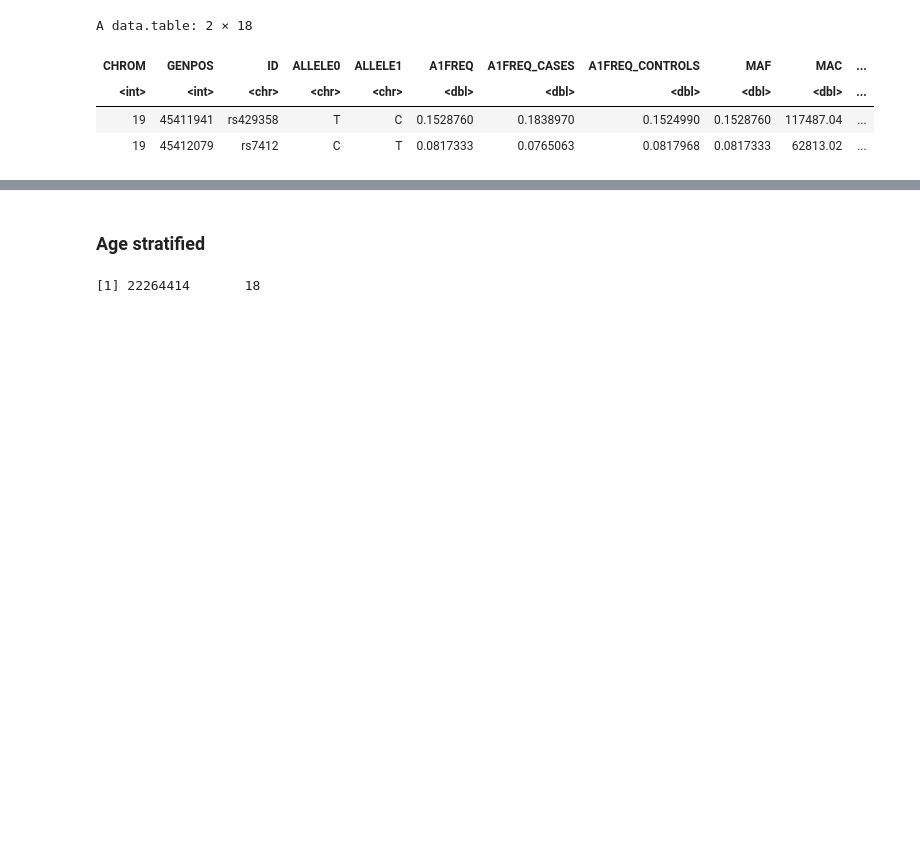
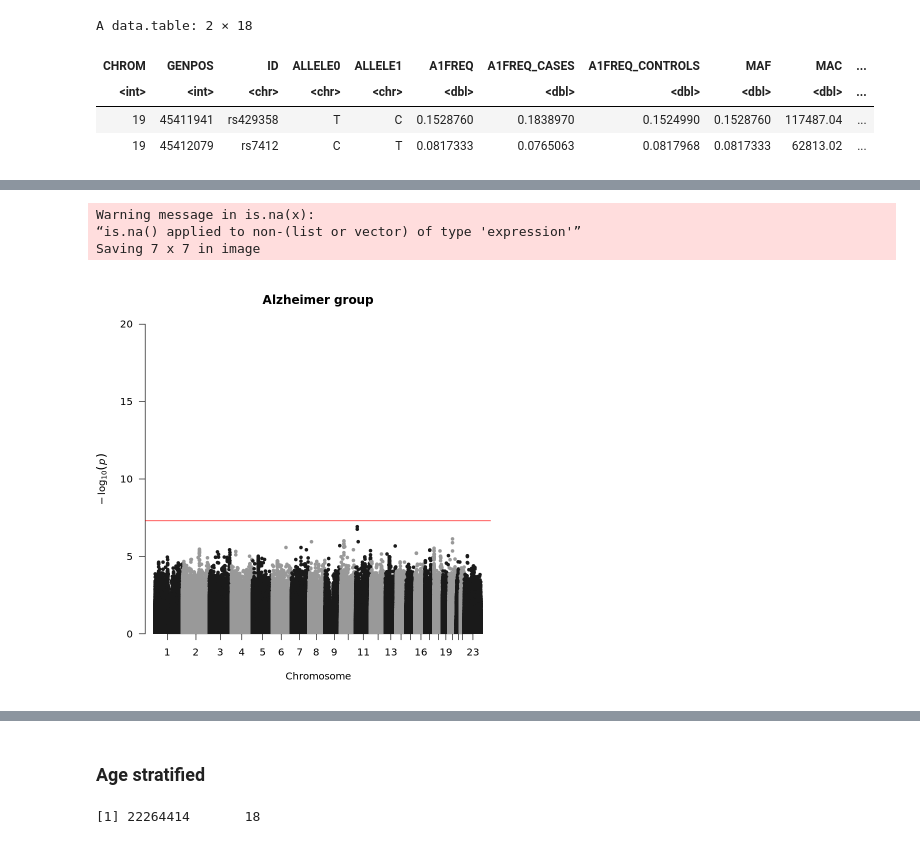
Before and after one commit to VasiliosRaptis/deliriumGen, a Jupyter notebook: ukb.delirium.gwas/sensitivity/dementia_age_stratified/03_postGWASprocessing.ipynb, the cells around one changed output, grey strips where cells are left out. Saved outputs shown, nothing was run; the diff lists cells and outputs as text; code cells hidden in the pictures; blank space fills up the shorter version.

```diff
--- a/ukb.delirium.gwas/sensitivity/dementia_age_stratified/03_postGWASprocessing.ipynb
+++ b/ukb.delirium.gwas/sensitivity/dementia_age_stratified/03_postGWASprocessing.ipynb
@@ -121,0 +145,13 @@ write.table(nodem_qc, 'temp_nodem_fgQC.txt', sep=" ", quote=F, row.names = F)
+# %%
+## load data
+
+# alzheimer group
+system('dx download -f vasilis/data/GWAS/sensitivity/alz_stratified/step2/ukb_wb_alzgroup_noqc_c*_delirium.regenie')
+alz_files = list.files(pattern="ukb_wb_alzgroup_noqc_c.*_delirium.regenie")
+alz_qc <- read_and_qc_regenie_files(alz_files, N_CASES=1142, N_CONTROLS=2424)
+dim(alz_qc)
+
+system('dx download -f vasilis/data/GWAS/sensitivity/alz_stratified/step2/ukb_wb_noalzgroup_noqc_c*_delirium.regenie')
+noalz_files = list.files(pattern="ukb_wb_noalzgroup_noqc_c.*_delirium.regenie")
+noalz_qc <- read_and_qc_regenie_files(noalz_files, N_CASES=6033, N_CONTROLS=382592)
+dim(noalz_qc)
@@ -121,0 +182,10 @@ write.table(nodem_qc, 'temp_nodem_fgQC.txt', sep=" ", quote=F, row.names = F)
+# %%
+manhattan(alz_qc[!is.na(alz_qc$P),], chr="CHROM", bp="GENPOS", p="P", snp="ID", main='Alzheimer group', ylim=c(0,20), suggestiveline = F)
+p <- recordPlot()
+g <- grid.grabExpr(grid.echo(p))
+ggsave("alz_mp.png", g, dpi=300)
+# %% [output]
+Warning message in is.na(x):
+“is.na() applied to non-(list or vector) of type 'expression'”
+Saving 7 x 7 in image
+[figure, added]
```
Also changed, not shown: parts of 16 cells of this notebook.
